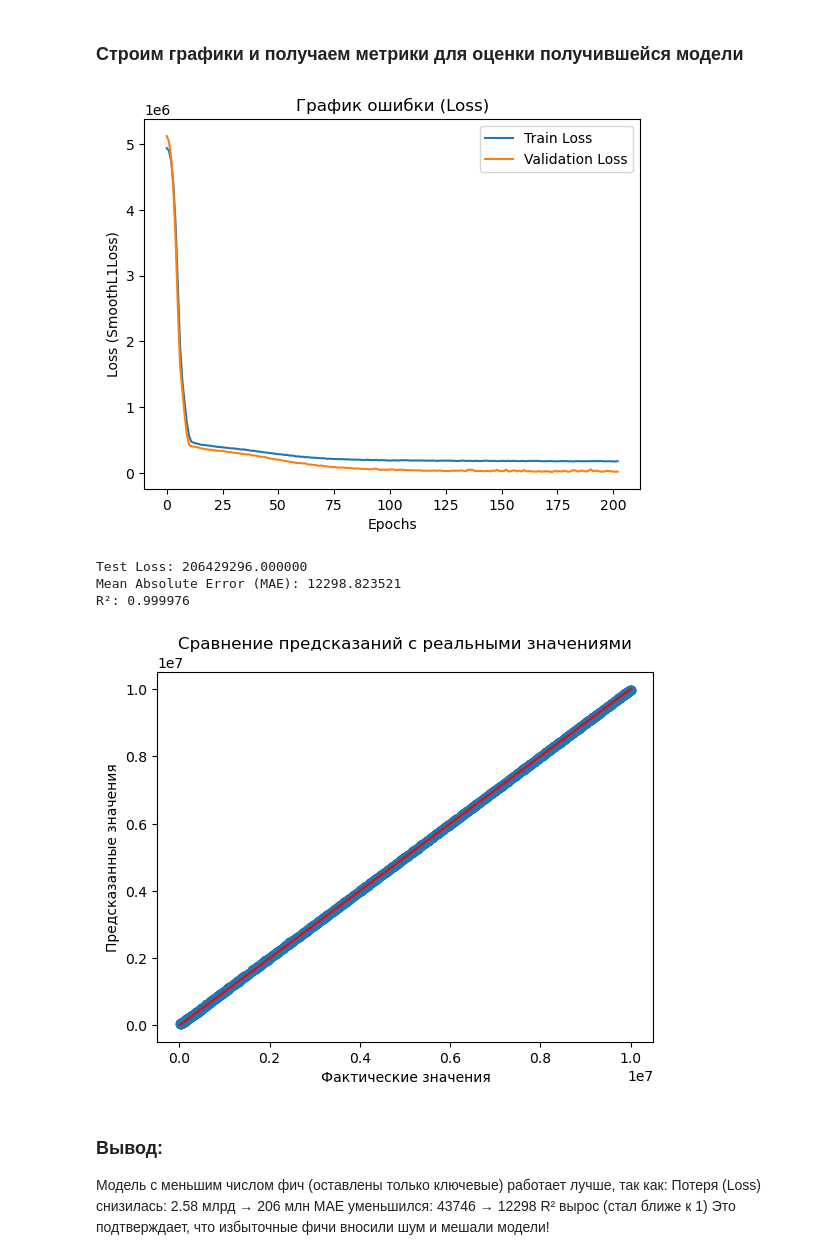
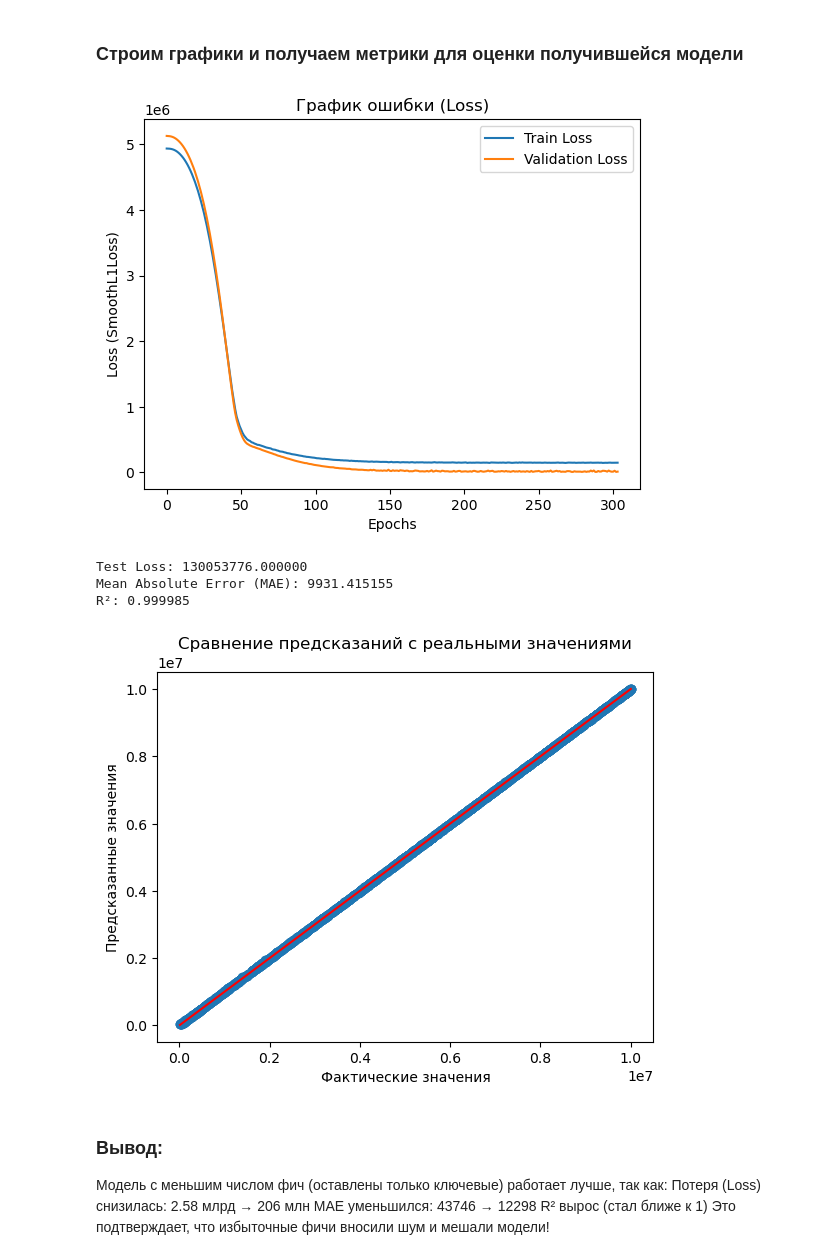
Before and after one commit to Saatarko/HomeworkDS, a Jupyter notebook: Homework_torch_paris.ipynb, the cells around one changed output. Saved outputs shown, nothing was run; the diff lists cells and outputs as text; code cells hidden in the pictures.

```diff
--- a/Homework_torch_paris.ipynb
+++ b/Homework_torch_paris.ipynb
@@ -606,6 +608,8 @@ best_val_loss = float("inf")
 patience = 30
 epochs_no_improve = 0
 best_model_wts = None
+train_losses = []
+val_losses = []
 
 for epoch in range(epochs):
     model.train()
@@ -622,6 +626,7 @@ for epoch in range(epochs):
         running_loss += loss.item()
 
     avg_train_loss = running_loss / len(train_loader)
+    train_losses.append(avg_train_loss)  # Добавляем в список
 
     # === 8. Валидация ===
     model.eval()
@@ -635,6 +640,8 @@ for epoch in range(epochs):
             val_loss += loss.item()
 
     avg_val_loss = val_loss / len(test_loader)
+    val_losses.append(avg_val_loss)  # Добавляем в список
+
 
     print(f"Epoch {epoch+1}: Train Loss={avg_train_loss:.6f}, Val Loss={avg_val_loss:.6f}")
 
@@ -878,6 +887,8 @@ best_val_loss = float("inf")
 patience = 30
 epochs_no_improve = 0
 best_model_wts = None
+train_losses_final = []
+val_losses_final = []
 
 for epoch in range(epochs):
     model_final.train()
@@ -894,6 +905,7 @@ for epoch in range(epochs):
         running_loss += loss.item()
 
     avg_train_loss = running_loss / len(train_loader_final)
+    train_losses_final.append(avg_train_loss)  # Добавляем в список
 
     # === 8. Валидация ===
     model_final.eval()
@@ -907,6 +919,8 @@ for epoch in range(epochs):
             val_loss += loss.item()
 
     avg_val_loss = val_loss / len(test_loader_final)
+
+    val_losses_final.append(avg_val_loss)  # Добавляем в список
 
     print(f"Epoch {epoch+1}: Train Loss={avg_train_loss:.6f}, Val Loss={avg_val_loss:.6f}")
 
@@ -965,15 +979,15 @@ Epoch 272: Train Loss=147121.432188, Val Loss=12349.723969
 ### Строим графики и получаем метрики для оценки получившейся модели
 # %%
 # График ошибки
-plt.plot(train_losses, label='Train Loss')
-plt.plot(val_losses, label='Validation Loss')
+plt.plot(train_losses_final, label='Train Loss')
+plt.plot(val_losses_final, label='Validation Loss')
 plt.xlabel('Epochs')
 plt.ylabel('Loss (SmoothL1Loss)')
 plt.legend()
 plt.title('График ошибки (Loss)')
 plt.show()
 # %% [output]
-[figure, old version]
+[figure, new version]
 # %%
 # Переводим модель в режим оценки
 model_final.eval()
@@ -984,18 +998,18 @@ n_samples = 0
 
 # Переменные для расчетов MAE и R²
 y_true = torch.tensor(y_test_final.values)  # Преобразуем pandas.Series в torch.Tensor
-y_pred = []
+y_pred_final = []
 
 # Включаем отключение градиентов
 with torch.no_grad():
     # Предсказания
     y_pred_tensor = model_final(X_test_tensor_final.to(device))
     y_pred_tensor = y_pred_tensor.cpu().numpy()  # Переводим предсказания в numpy
-    y_pred = y_pred_tensor
+    y_pred_final = y_pred_tensor
 
     # Вычисляем тестовую потерю
     criterion = nn.MSELoss()  # Потери для регрессии
-    loss = criterion(torch.tensor(y_pred), y_test_tensor_final)  # Включаем реальное y
+    loss = criterion(torch.tensor(y_pred_final), y_test_tensor_final)  # Включаем реальное y
     test_loss += loss.item() * y_test_tensor_final.size(0)  # Умножаем на размер батча
     n_samples += y_test_tensor_final.size(0)
 
@@ -1003,8 +1017,8 @@ with torch.no_grad():
     avg_test_loss = test_loss / n_samples
 
 # Вычисляем MAE и R²
-mae = mean_absolute_error(y_true.numpy(), y_pred)  # Конвертируем y_true в numpy
-r2 = r2_score(y_true.numpy(), y_pred)
+mae = mean_absolute_error(y_true.numpy(), y_pred_final)  # Конвертируем y_true в numpy
+r2 = r2_score(y_true.numpy(), y_pred_final)
 
 # Выводим среднюю потерю, MAE и R²
 print(f"Test Loss: {avg_test_loss:.6f}")
@@ -1012,7 +1026,7 @@ print(f"Mean Absolute Error (MAE): {mae:.6f}")
 print(f"R²: {r2:.6f}")
 
 # Строим график
-plt.scatter(y_true.numpy(), y_pred)
+plt.scatter(y_true.numpy(), y_pred_final)
 plt.xlabel('Фактические значения')
 plt.ylabel('Предсказанные значения')
 plt.title('Сравнение предсказаний с реальными значениями')
@@ -1022,9 +1036,9 @@ plt.plot([min(y_true.numpy()), max(y_true.numpy())], [min(y_true.numpy()), max(y
 
 plt.show()
 # %% [output]
-Test Loss: 206429296.000000
-Mean Absolute Error (MAE): 12298.823521
-R²: 0.999976
+Test Loss: 130053776.000000
+Mean Absolute Error (MAE): 9931.415155
+R²: 0.999985
 [figure]
 # %% [markdown]
 ### Вывод:
```
Also changed, not shown: parts of 27 cells of this notebook, 52 other files.
